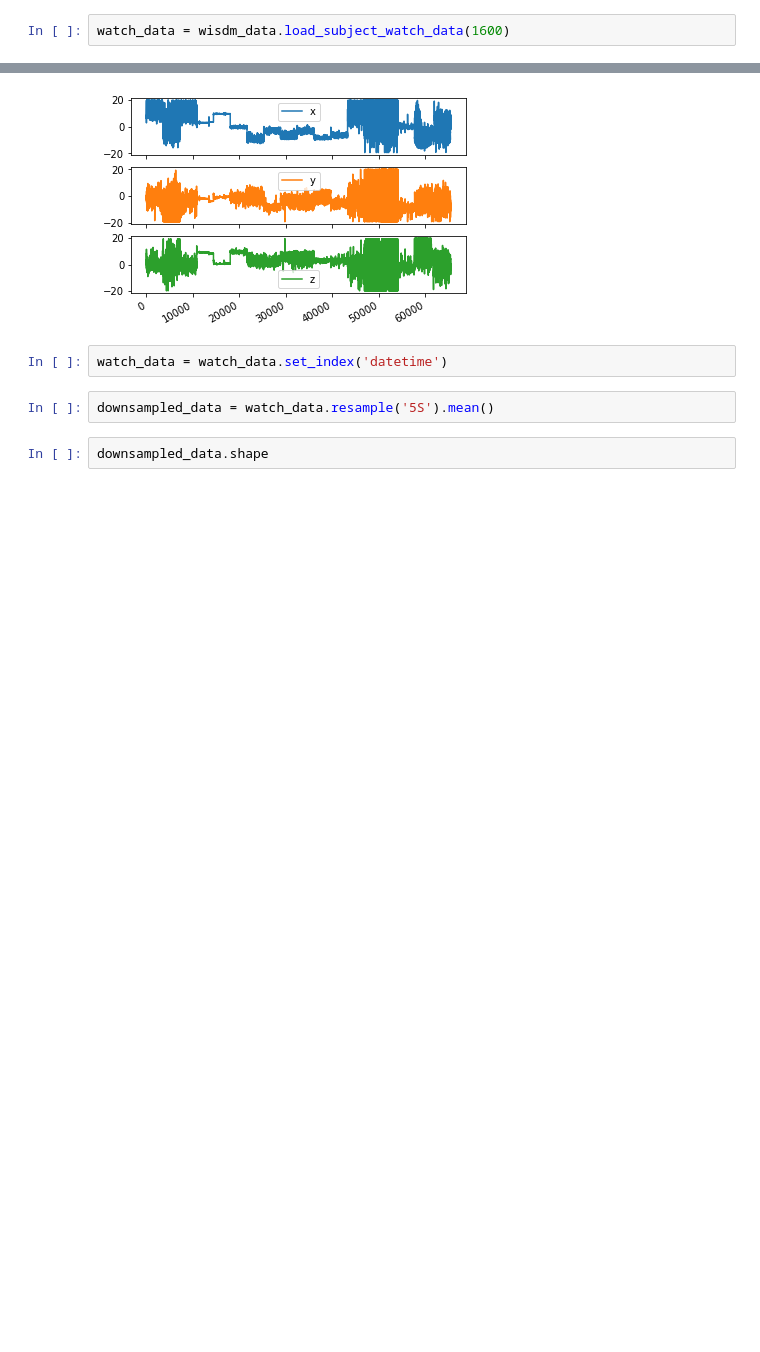
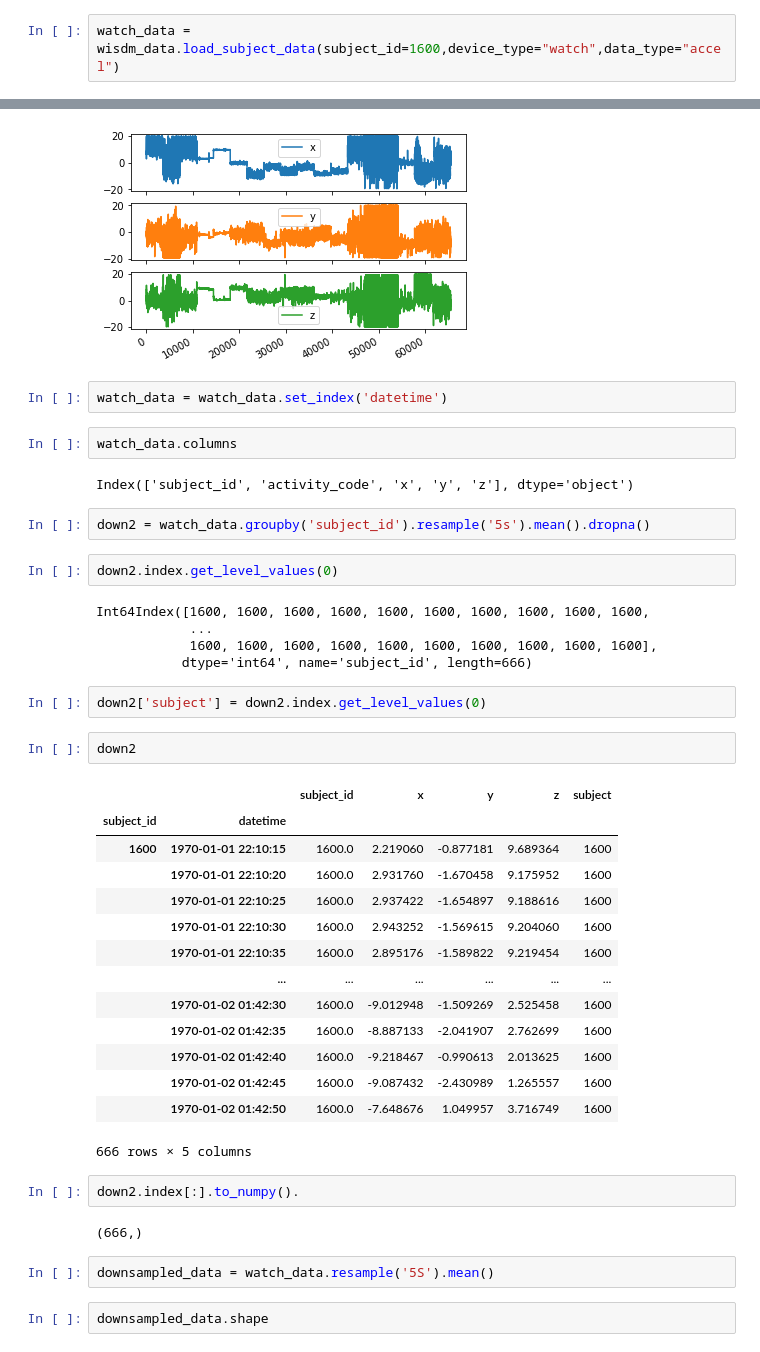
Before and after one commit to DavidRSeWell/WearableKernels, a Jupyter notebook: notebook/EDA.ipynb, the cells around one changed output, grey strips where cells are left out. Cells and saved outputs as stored; diff of their text form; blank space fills up the shorter version.

```diff
--- a/notebook/EDA.ipynb
+++ b/notebook/EDA.ipynb
@@ -39,5 +41,5 @@ wisdm_data = WisdmData(data_path)
 # %%
-watch_data = wisdm_data.load_subject_watch_data(1600)
+watch_data = wisdm_data.load_subject_data(subject_id=1600,device_type="watch",data_type="accel")
 # %%
 watch_data.head()
 # %% [output]
@@ -111,6 +113,42 @@ array([<AxesSubplot:>, <AxesSubplot:>, <AxesSubplot:>], dtype=object)
 [figure]
 # %%
 watch_data = watch_data.set_index('datetime')
+# %%
+watch_data.columns
+# %% [output]
+Index(['subject_id', 'activity_code', 'x', 'y', 'z'], dtype='object')
+# %%
+down2 = watch_data.groupby('subject_id').resample('5s').mean().dropna()
+# %%
+down2.index.get_level_values(0)
+# %% [output]
+Int64Index([1600, 1600, 1600, 1600, 1600, 1600, 1600, 1600, 1600, 1600,
+            ...
+            1600, 1600, 1600, 1600, 1600, 1600, 1600, 1600, 1600, 1600],
+           dtype='int64', name='subject_id', length=666)
+# %%
+down2['subject'] = down2.index.get_level_values(0)
+# %%
+down2
+# %% [output]
+|  |  | subject_id | x | y | z | subject |
+| subject_id | datetime |  |  |  |  |  |
+| 1600 | 1970-01-01 22:10:15 | 1600.0 | 2.219060 | -0.877181 | 9.689364 | 1600 |
+|  | 1970-01-01 22:10:20 | 1600.0 | 2.931760 | -1.670458 | 9.175952 | 1600 |
+|  | 1970-01-01 22:10:25 | 1600.0 | 2.937422 | -1.654897 | 9.188616 | 1600 |
+|  | 1970-01-01 22:10:30 | 1600.0 | 2.943252 | -1.569615 | 9.204060 | 1600 |
+|  | 1970-01-01 22:10:35 | 1600.0 | 2.895176 | -1.589822 | 9.219454 | 1600 |
+|  | ... | ... | ... | ... | ... | ... |
+|  | 1970-01-02 01:42:30 | 1600.0 | -9.012948 | -1.509269 | 2.525458 | 1600 |
+|  | 1970-01-02 01:42:35 | 1600.0 | -8.887133 | -2.041907 | 2.762699 | 1600 |
+|  | 1970-01-02 01:42:40 | 1600.0 | -9.218467 | -0.990613 | 2.013625 | 1600 |
+|  | 1970-01-02 01:42:45 | 1600.0 | -9.087432 | -2.430989 | 1.265557 | 1600 |
+|  | 1970-01-02 01:42:50 | 1600.0 | -7.648676 | 1.049957 | 3.716749 | 1600 |
+666 rows × 5 columns
+# %%
+down2.index[:].to_numpy().
+# %% [output]
+(666,)
 # %%
 downsampled_data = watch_data.resample('5S').mean()
 # %%
```
Also changed, not shown: parts of 2 cells of this notebook, 5 other files.
